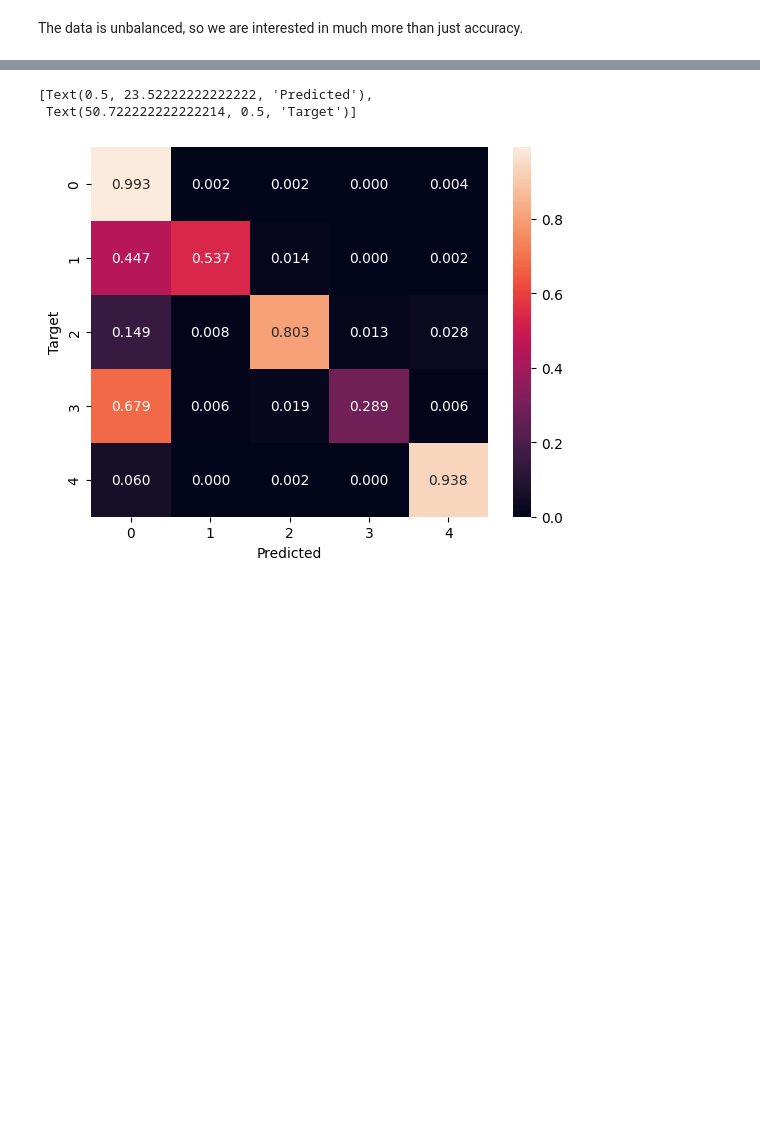
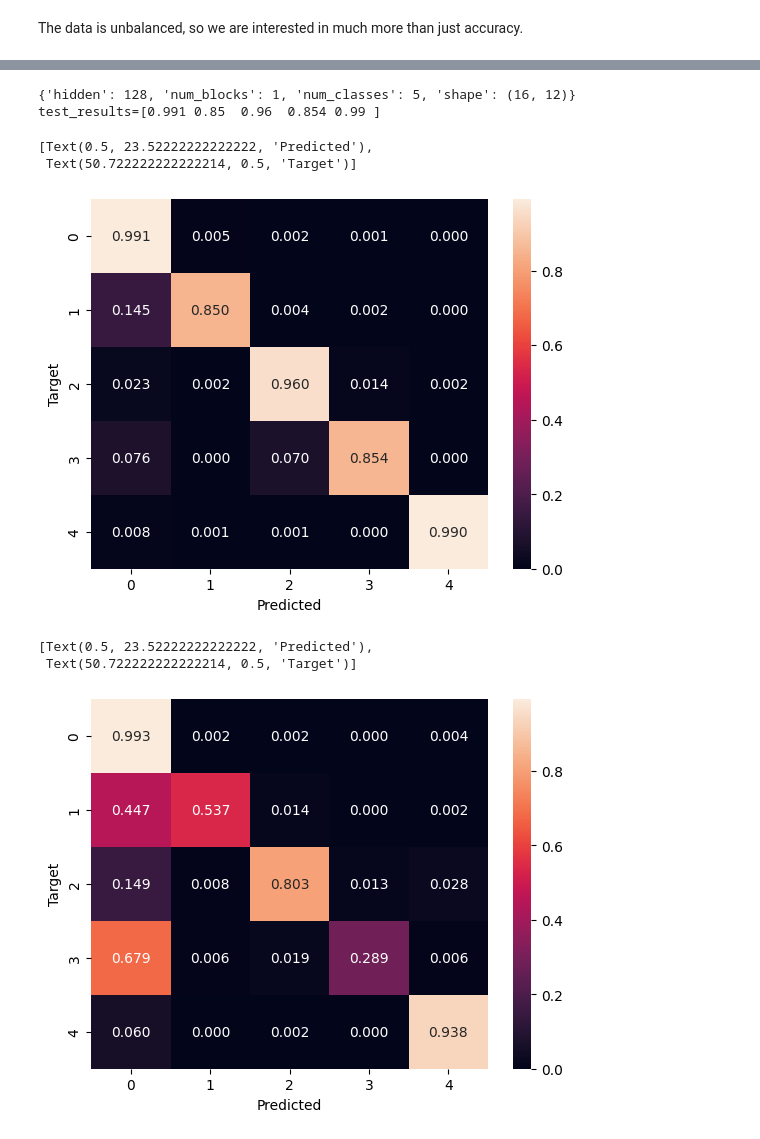
Before and after one commit to FP-byte/MADS_MachineLearning_Project, a Jupyter notebook: notebooks/02_2D-models.ipynb, the cells around one changed output, grey strips where cells are left out. Cells and saved outputs as stored; diff of their text form; code cells hidden in the pictures; blank space fills up the shorter version.

Commit message:
exp 6:-7 reweighting of classes + schedulers

```diff
--- a/notebooks/02_2D-models.ipynb
+++ b/notebooks/02_2D-models.ipynb
@@ -125,12 +145,13 @@ class CNN(nn.Module):
 # %%
 from src import models
 config = {
-    'hidden' : 16,
+    'hidden' : 128,
     'num_blocks' : 1,
     'num_classes' : 5,
     'shape' : shape,
 
 }
+print(config)
 model = models.CNN(config)
 model.to(device)
 model(x).shape
@@ -174,24 +185,31 @@ INFO  [alembic.runtime.migration] Will assume non-transactional DDL.
+# %%
+classes = train_df.target.unique()
+class_weights = compute_class_weight('balanced', classes=classes, y=train_df.target)
+class_weights_tensor = torch.tensor(class_weights, dtype=torch.float32).to(device)
+loss_fn = torch.nn.CrossEntropyLoss(weight=class_weights_tensor)
 # %%
+#training with class rebalancing through class weights
 from mltrainer import Trainer, TrainerSettings, ReportTypes
-loss_fn = torch.nn.CrossEntropyLoss()
+
+loss_fn = torch.nn.CrossEntropyLoss(weight=class_weights_tensor)
 
 with mlflow.start_run():
     optimizer = torch.optim.Adam
 
     settings = TrainerSettings(
-        epochs=5,
+        epochs=15,
         metrics=[accuracy, f1micro, f1macro, precision, recall],
         logdir="logs/heart2D",
         train_steps=len(trainstreamer) // 5, #met 5 epochs heeft het een keer de hele dataset gezien
         valid_steps=len(teststreamer) // 5,
         reporttypes=[ReportTypes.TENSORBOARD, ReportTypes.MLFLOW],
-        scheduler_kwargs=None,
+        scheduler_kwargs={"factor": 0.5, "patience": 2},
         earlystop_kwargs=None
     )
 
     # modify the tags when you change them!
     mlflow.set_tag("model", "Conv2D")
-    mlflow.set_tag("dataset", "heart_small_binary")
+    mlflow.set_tag("dataset", "heart_big_binary")
     mlflow.log_param("scheduler", "None")
     mlflow.log_param("earlystop", "None")
 
@@ -208,7 +226,7 @@ with mlflow.start_run():
         optimizer=optimizer,
         traindataloader=trainstreamer.stream(),
         validdataloader=teststreamer.stream(),
-        scheduler=None,
+        scheduler=torch.optim.lr_scheduler.ReduceLROnPlateau,
         )
     trainer.loop()
 
@@ -225,3 +252,33 @@ with mlflow.start_run():
+# %%
+import seaborn as sns
+import numpy as np
+
+y_true = []
+y_pred = []
+
+testdata = teststreamer.stream()
+for _ in range(len(teststreamer)):
+    X, y = next(testdata)
+    yhat = model(X)
+    yhat = yhat.argmax(dim=1) # we get the one with the highest probability
+    y_pred.append(yhat.cpu().tolist())
+    y_true.append(y.cpu().tolist())
+
+yhat = [x for y in y_pred for x in y]
+y = [x for y in y_true for x in y]
+
+cfm = confusion_matrix(y, yhat)
+cfm = cfm / np.sum(cfm, axis=1, keepdims=True)
+print(config)
+print(f'test_results={np.round(cfm[cfm > 0.3], 3)}')
+plot = sns.heatmap(cfm, annot=cfm, fmt=".3f")
+plot.set(xlabel="Predicted", ylabel="Target")
+# %% [output]
+{'hidden': 128, 'num_blocks': 1, 'num_classes': 5, 'shape': (16, 12)}
+test_results=[0.991 0.85  0.96  0.854 0.99 ]
+[Text(0.5, 23.52222222222222, 'Predicted'),
+ Text(50.722222222222214, 0.5, 'Target')]
+[figure, added]
 # %%
 import seaborn as sns
 import numpy as np
```
Also changed, not shown: parts of 13 cells of this notebook, 16 other files.
